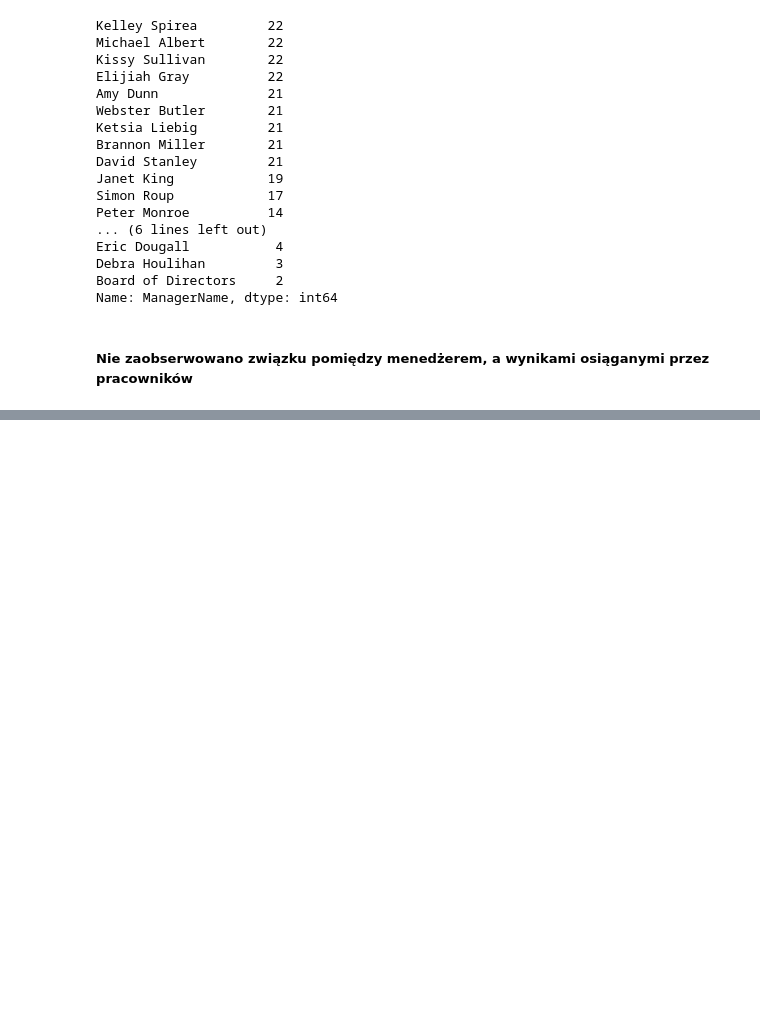
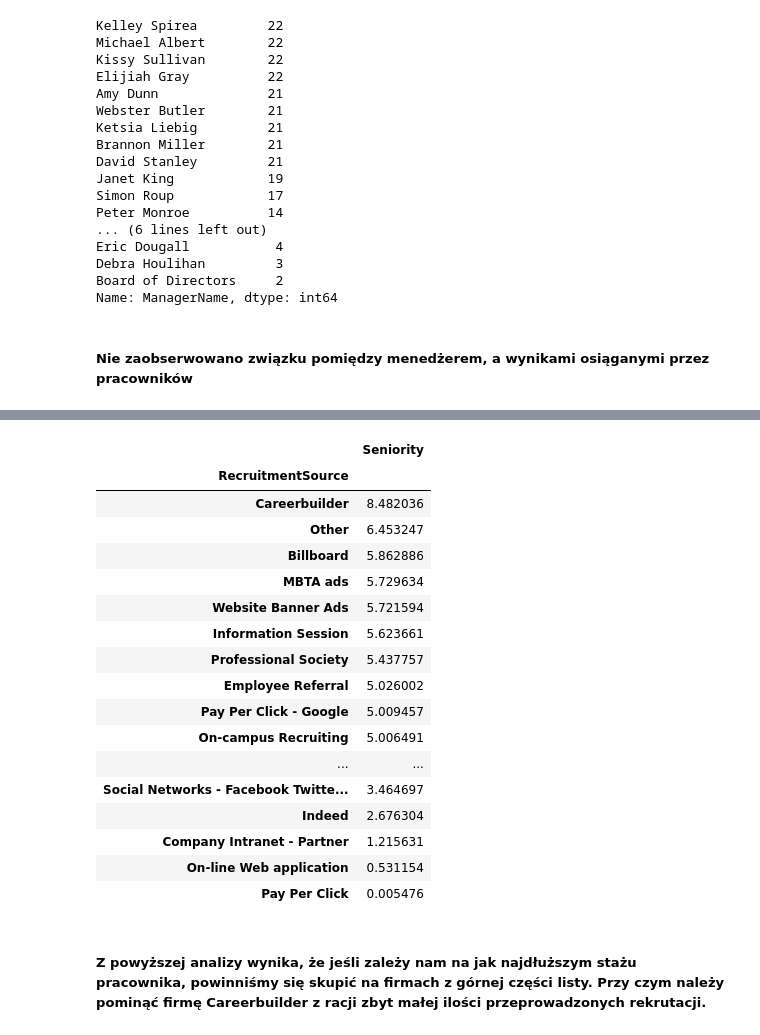
Before and after one commit to JBakunski/hr_data, a Jupyter notebook: hr.ipynb, the cells around one changed output, grey strips where cells are left out. Cells and saved outputs as stored; diff of their text form; code cells hidden in the pictures; blank space fills up the shorter version.

```diff
--- a/hr.ipynb
+++ b/hr.ipynb
@@ -60,0 +80,23 @@ Name: ManagerName, dtype: int64
+# %%
+filtered_data.groupby(by='RecruitmentSource').mean().sort_values(by='Seniority', ascending=False)
+# %% [output]
+|  | Seniority |
+| RecruitmentSource |  |
+| Careerbuilder | 8.482036 |
+| Other | 6.453247 |
+| Billboard | 5.862886 |
+| MBTA ads | 5.729634 |
+| Website Banner Ads | 5.721594 |
+| Information Session | 5.623661 |
+| Professional Society | 5.437757 |
+| Employee Referral | 5.026002 |
+| Pay Per Click - Google | 5.009457 |
+| On-campus Recruiting | 5.006491 |
+| ... | ... |
+| Social Networks - Facebook Twitte... | 3.464697 |
+| Indeed | 2.676304 |
+| Company Intranet - Partner | 1.215631 |
+| On-line Web application | 0.531154 |
+| Pay Per Click | 0.005476 |
+# %% [markdown]
+##### Z powyższej analizy wynika, że jeśli zależy nam na jak najdłuższym stażu pracownika, powinniśmy się skupić na firmach z górnej części listy. Przy czym należy pominąć firmę Careerbuilder z racji zbyt małej ilości przeprowadzonych rekrutacji.
```
Also changed, not shown: parts of 4 cells of this notebook.
